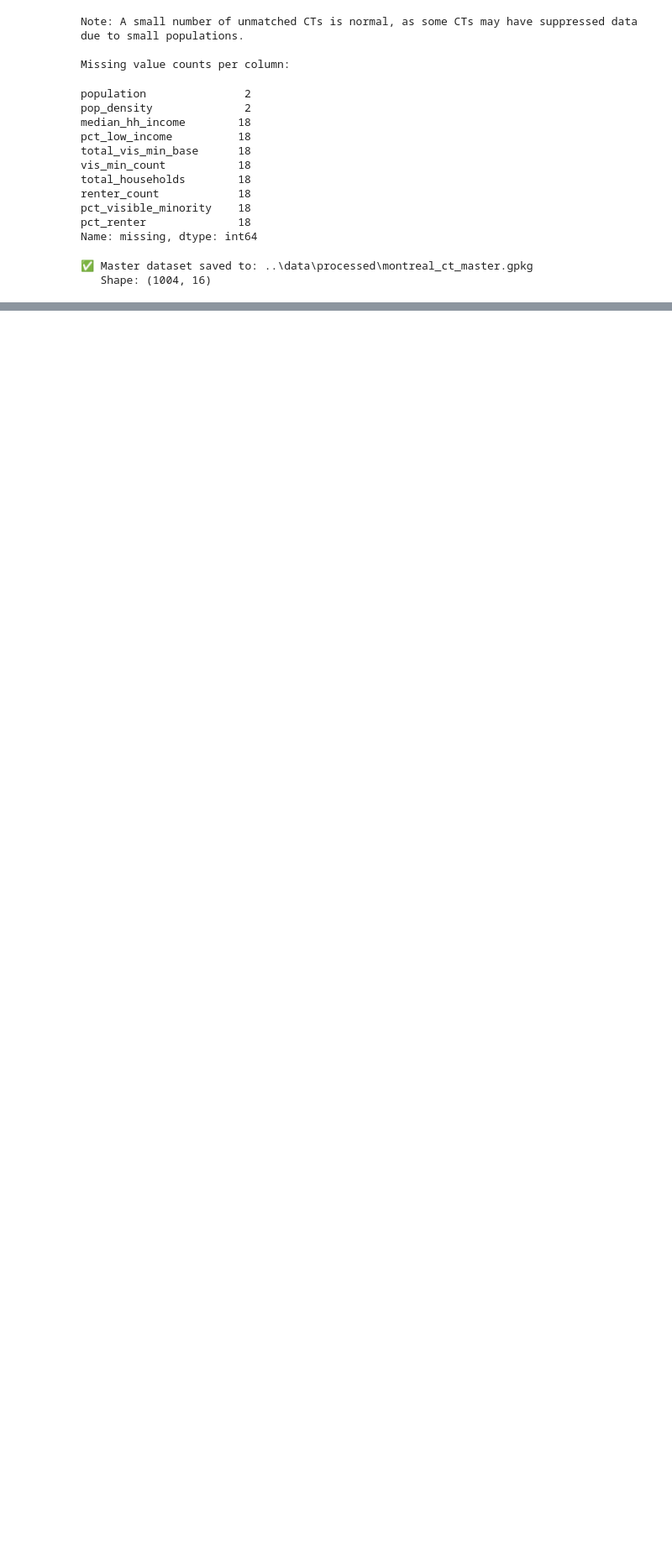
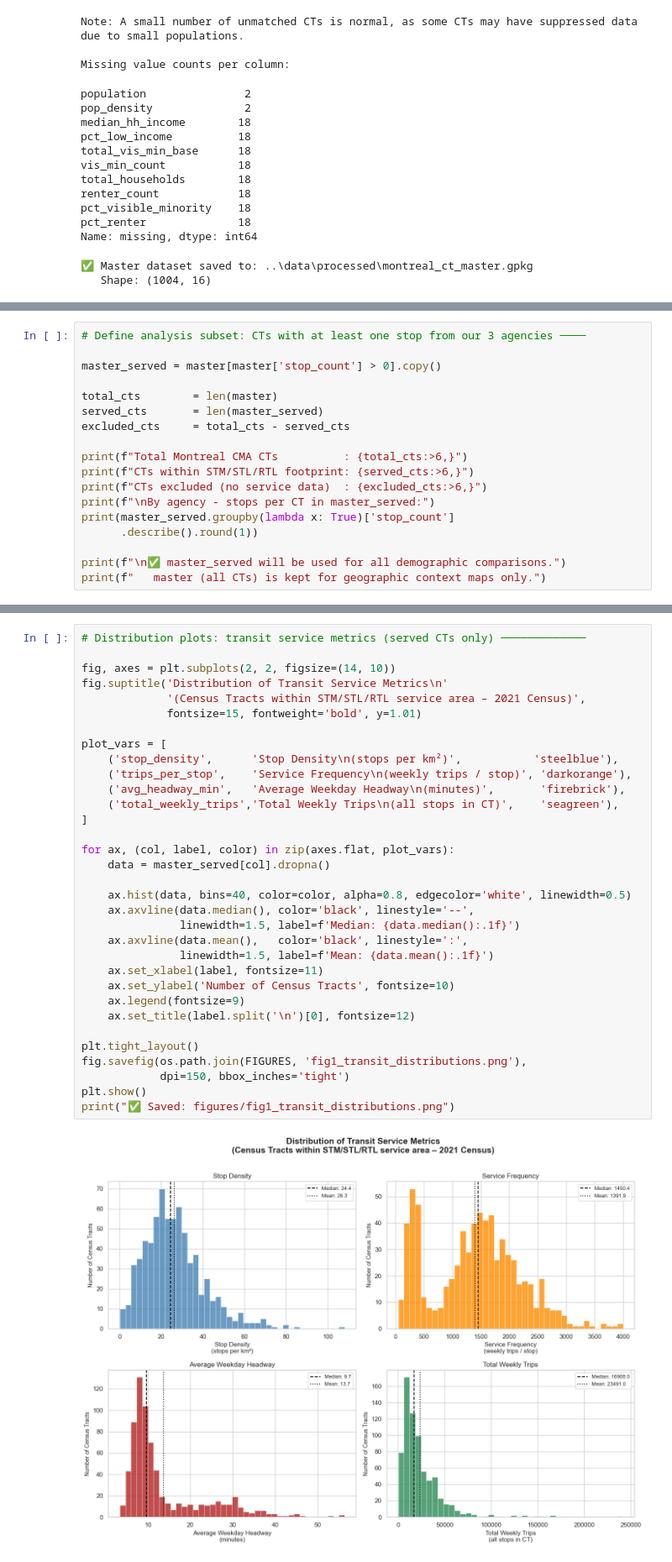
Before and after one commit to bruna-bado/transit-equity-montreal, a Jupyter notebook: notebooks/analysis.ipynb, the cells around one changed output, grey strips where cells are left out. Shown at 84% size. Saved outputs shown, nothing was run; the diff lists cells and outputs as text; blank space fills up the shorter version.

```diff
--- a/notebooks/analysis.ipynb
+++ b/notebooks/analysis.ipynb
@@ -565,0 +1210,18 @@ Name: missing, dtype: int64
+# %%
+# Define analysis subset: CTs with at least one stop from our 3 agencies ────
+
+master_served = master[master['stop_count'] > 0].copy()
+
+total_cts        = len(master)
+served_cts       = len(master_served)
+excluded_cts     = total_cts - served_cts
+
+print(f"Total Montreal CMA CTs          : {total_cts:>6,}")
+print(f"CTs within STM/STL/RTL footprint: {served_cts:>6,}")
+print(f"CTs excluded (no service data)  : {excluded_cts:>6,}")
+print(f"\nBy agency - stops per CT in master_served:")
+print(master_served.groupby(lambda x: True)['stop_count']
+      .describe().round(1))
+
+print(f"\n✅ master_served will be used for all demographic comparisons.")
+print(f"   master (all CTs) is kept for geographic context maps only.")
@@ -565,0 +1314,35 @@ Name: missing, dtype: int64
+# %%
+# Distribution plots: transit service metrics (served CTs only) ─────────────
+
+fig, axes = plt.subplots(2, 2, figsize=(14, 10))
+fig.suptitle('Distribution of Transit Service Metrics\n'
+             '(Census Tracts within STM/STL/RTL service area – 2021 Census)',
+             fontsize=15, fontweight='bold', y=1.01)
+
+plot_vars = [
+    ('stop_density',      'Stop Density\n(stops per km²)',           'steelblue'),
+    ('trips_per_stop',    'Service Frequency\n(weekly trips / stop)', 'darkorange'),
+    ('avg_headway_min',   'Average Weekday Headway\n(minutes)',       'firebrick'),
+    ('total_weekly_trips','Total Weekly Trips\n(all stops in CT)',    'seagreen'),
+]
+
+for ax, (col, label, color) in zip(axes.flat, plot_vars):
+    data = master_served[col].dropna()
+
+    ax.hist(data, bins=40, color=color, alpha=0.8, edgecolor='white', linewidth=0.5)
+    ax.axvline(data.median(), color='black', linestyle='--',
+               linewidth=1.5, label=f'Median: {data.median():.1f}')
+    ax.axvline(data.mean(),   color='black', linestyle=':',
+               linewidth=1.5, label=f'Mean: {data.mean():.1f}')
+    ax.set_xlabel(label, fontsize=11)
+    ax.set_ylabel('Number of Census Tracts', fontsize=10)
+    ax.legend(fontsize=9)
+    ax.set_title(label.split('\n')[0], fontsize=12)
+
+plt.tight_layout()
+fig.savefig(os.path.join(FIGURES, 'fig1_transit_distributions.png'),
+            dpi=150, bbox_inches='tight')
+plt.show()
+print("✅ Saved: figures/fig1_transit_distributions.png")
+# %% [output]
+[figure, added]
```
Also changed, not shown: parts of 49 cells of this notebook, 5 other files.
